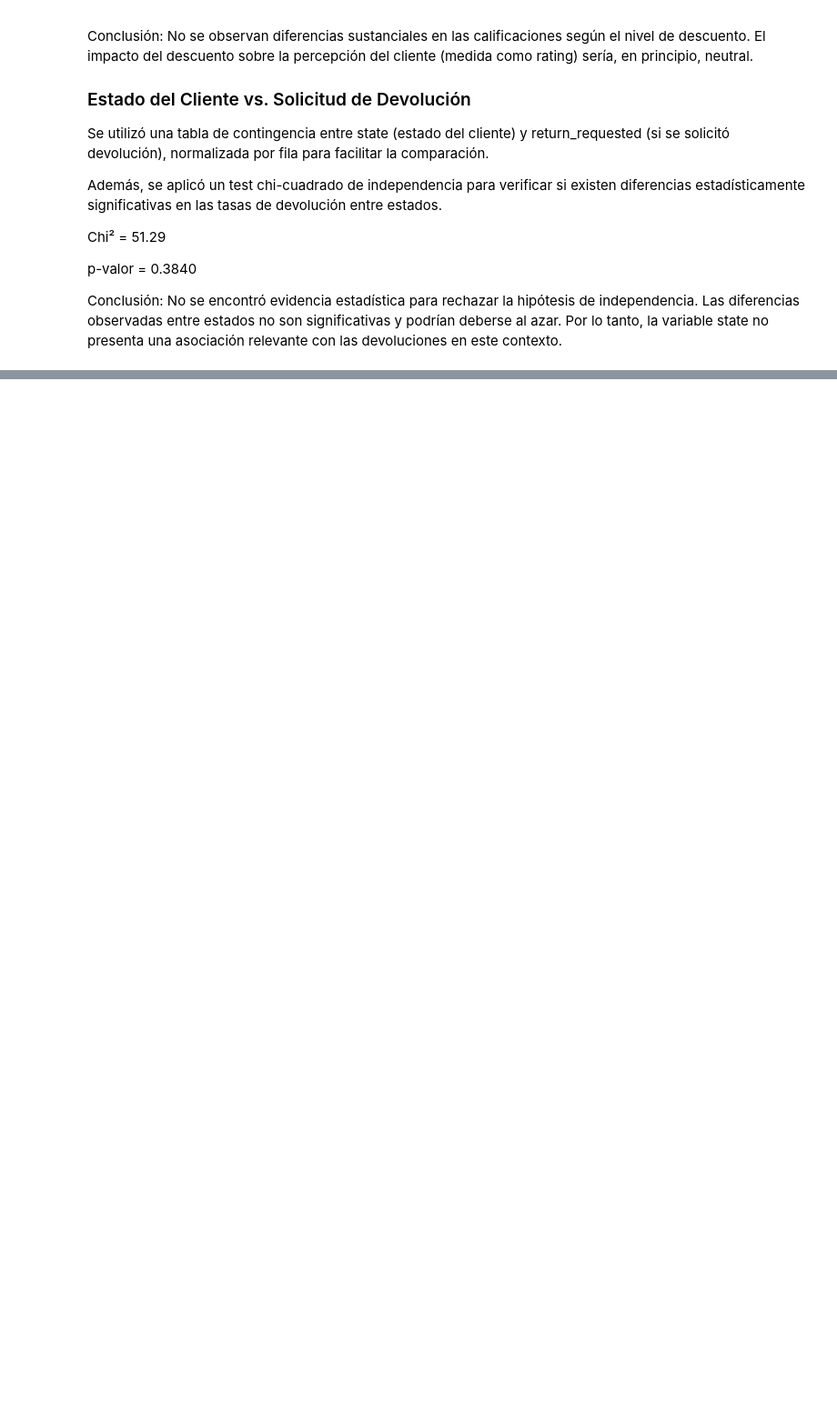
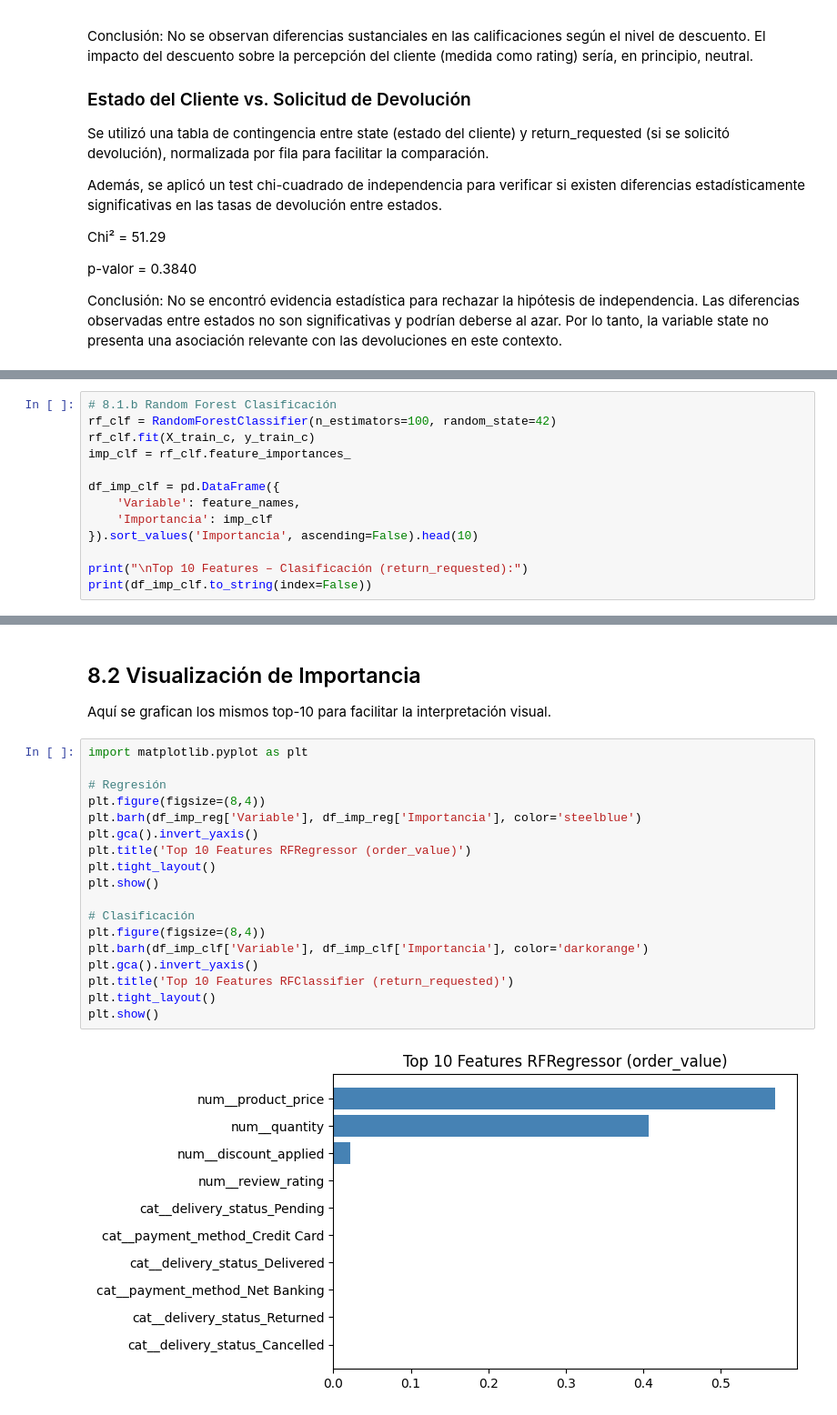
Before and after one commit to rgriveros/data-science-proyecto, a Jupyter notebook: notebooks/ProyectoParteIII_RiverosLobos.ipynb, the cells around one changed output, grey strips where cells are left out. Shown at 91% size. Drawn from its saved outputs; the diff is of its cells as text; blank space fills up the shorter version.

```diff
--- a/notebooks/ProyectoParteIII_RiverosLobos.ipynb
+++ b/notebooks/ProyectoParteIII_RiverosLobos.ipynb
@@ -601,0 +831,13 @@ plt.show()
+# %%
+# 8.1.b Random Forest Clasificación
+rf_clf = RandomForestClassifier(n_estimators=100, random_state=42)
+rf_clf.fit(X_train_c, y_train_c)
+imp_clf = rf_clf.feature_importances_
+
+df_imp_clf = pd.DataFrame({
+    'Variable': feature_names,
+    'Importancia': imp_clf
+}).sort_values('Importancia', ascending=False).head(10)
+
+print("\nTop 10 Features – Clasificación (return_requested):")
+print(df_imp_clf.to_string(index=False))
@@ -601,0 +857,23 @@ plt.show()
+# %% [markdown]
+## 8.2 Visualización de Importancia
+Aquí se grafican los mismos top-10 para facilitar la interpretación visual.
+# %%
+import matplotlib.pyplot as plt
+
+# Regresión
+plt.figure(figsize=(8,4))
+plt.barh(df_imp_reg['Variable'], df_imp_reg['Importancia'], color='steelblue')
+plt.gca().invert_yaxis()
+plt.title('Top 10 Features RFRegressor (order_value)')
+plt.tight_layout()
+plt.show()
+
+# Clasificación
+plt.figure(figsize=(8,4))
+plt.barh(df_imp_clf['Variable'], df_imp_clf['Importancia'], color='darkorange')
+plt.gca().invert_yaxis()
+plt.title('Top 10 Features RFClassifier (return_requested)')
+plt.tight_layout()
+plt.show()
+# %% [output]
+[figure, added]
```
Also changed, not shown: parts of 24 cells of this notebook.
